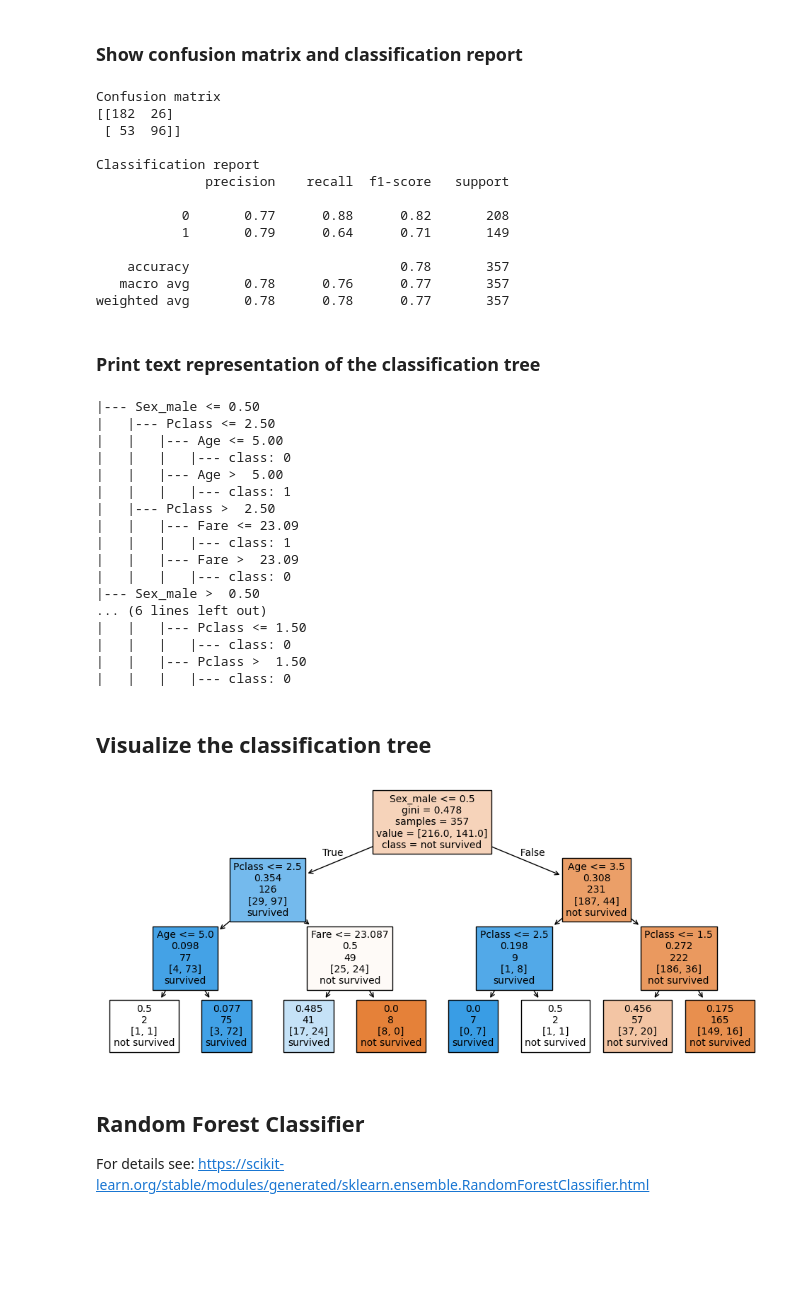
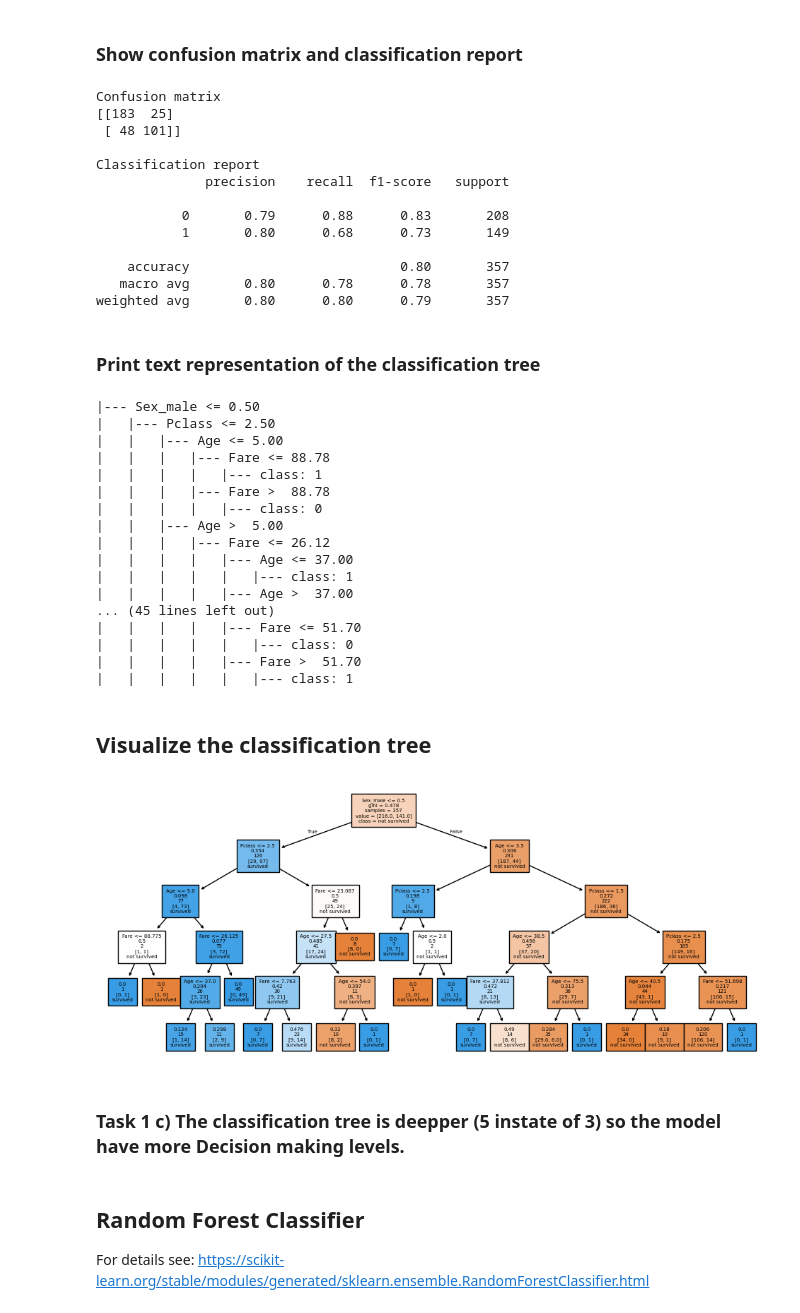
Before and after one commit to mario-gellrich-zhaw/data_analytics, a Jupyter notebook: Week_09/classification_analysis_titanic.ipynb, the cells around one changed output. Drawn from its saved outputs; the diff is of its cells as text; code cells hidden in the pictures; blank space fills up the shorter version.

Commit message:
added Task 2

```diff
--- a/Week_09/classification_analysis_titanic.ipynb
+++ b/Week_09/classification_analysis_titanic.ipynb
@@ -198,7 +198,7 @@ Name: Survived, dtype: int64
 # %%
 # Initialize the classification tree model
 clf = DecisionTreeClassifier(random_state=20,
-                             max_depth=3)
+                             max_depth=5)
 
 # Train the classification tree model
 clf = clf.fit(X_train, y_train)
@@ -236,18 +236,18 @@ print('Classification report')
 print(classification_report(y_test, y_pred))
 # %% [output]
 Confusion matrix
-[[182  26]
- [ 53  96]]
+[[183  25]
+ [ 48 101]]
 
 Classification report
               precision    recall  f1-score   support
 
-           0       0.77      0.88      0.82       208
-           1       0.79      0.64      0.71       149
+           0       0.79      0.88      0.83       208
+           1       0.80      0.68      0.73       149
 
-    accuracy                           0.78       357
-   macro avg       0.78      0.76      0.77       357
-weighted avg       0.78      0.78      0.77       357
+    accuracy                           0.80       357
+   macro avg       0.80      0.78      0.78       357
+weighted avg       0.80      0.80      0.79       357
 # %% [markdown]
 ### Print text representation of the classification tree
 # %%
@@ -261,33 +261,35 @@ print(text_rep)
 |--- Sex_male <= 0.50
 |   |--- Pclass <= 2.50
 |   |   |--- Age <= 5.00
-|   |   |   |--- class: 0
+|   |   |   |--- Fare <= 88.78
+|   |   |   |   |--- class: 1
+|   |   |   |--- Fare >  88.78
+|   |   |   |   |--- class: 0
 |   |   |--- Age >  5.00
-|   |   |   |--- class: 1
-|   |--- Pclass >  2.50
-|   |   |--- Fare <= 23.09
-|   |   |   |--- class: 1
-|   |   |--- Fare >  23.09
-|   |   |   |--- class: 0
-|--- Sex_male >  0.50
-... (6 lines left out)
-|   |   |--- Pclass <= 1.50
-|   |   |   |--- class: 0
-|   |   |--- Pclass >  1.50
-|   |   |   |--- class: 0
+|   |   |   |--- Fare <= 26.12
+|   |   |   |   |--- Age <= 37.00
+|   |   |   |   |   |--- class: 1
+|   |   |   |   |--- Age >  37.00
+... (45 lines left out)
+|   |   |   |   |--- Fare <= 51.70
+|   |   |   |   |   |--- class: 0
+|   |   |   |   |--- Fare >  51.70
+|   |   |   |   |   |--- class: 1
 # %% [markdown]
 ## Visualize the classification tree
 # %%
 # For the meaning of numbers in boxes see root node
 fig = plt.figure(figsize=(12,5))
 tree_plot = tree.plot_tree(clf,
                    feature_names=list(X_train.columns),
                    class_names=['not survived', 'survived'],
                    filled=True,
-                   fontsize=10,
+                   fontsize=5,
                    label='root')
 # %% [output]
-[figure, old version]
+[figure, new version]
+# %% [markdown]
+### Task 1 c) The classification tree is deepper (5 instate of 3) so the model have more Decision making levels.
 # %% [markdown]
 ## Random Forest Classifier
 For details see: https://scikit-learn.org/stable/modules/generated/sklearn.ensemble.RandomForestClassifier.html
```
Also changed, not shown: parts of 10 cells of this notebook.
